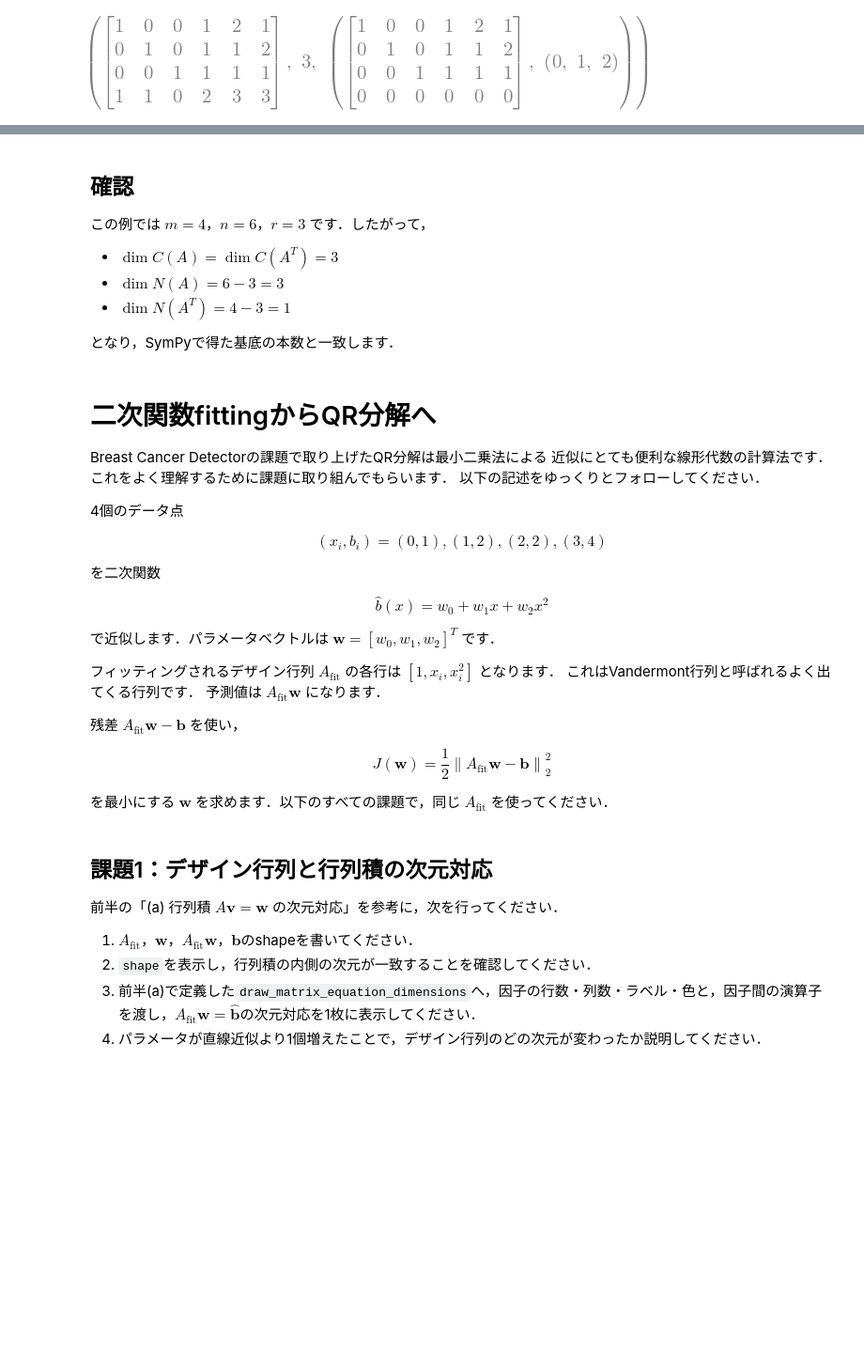
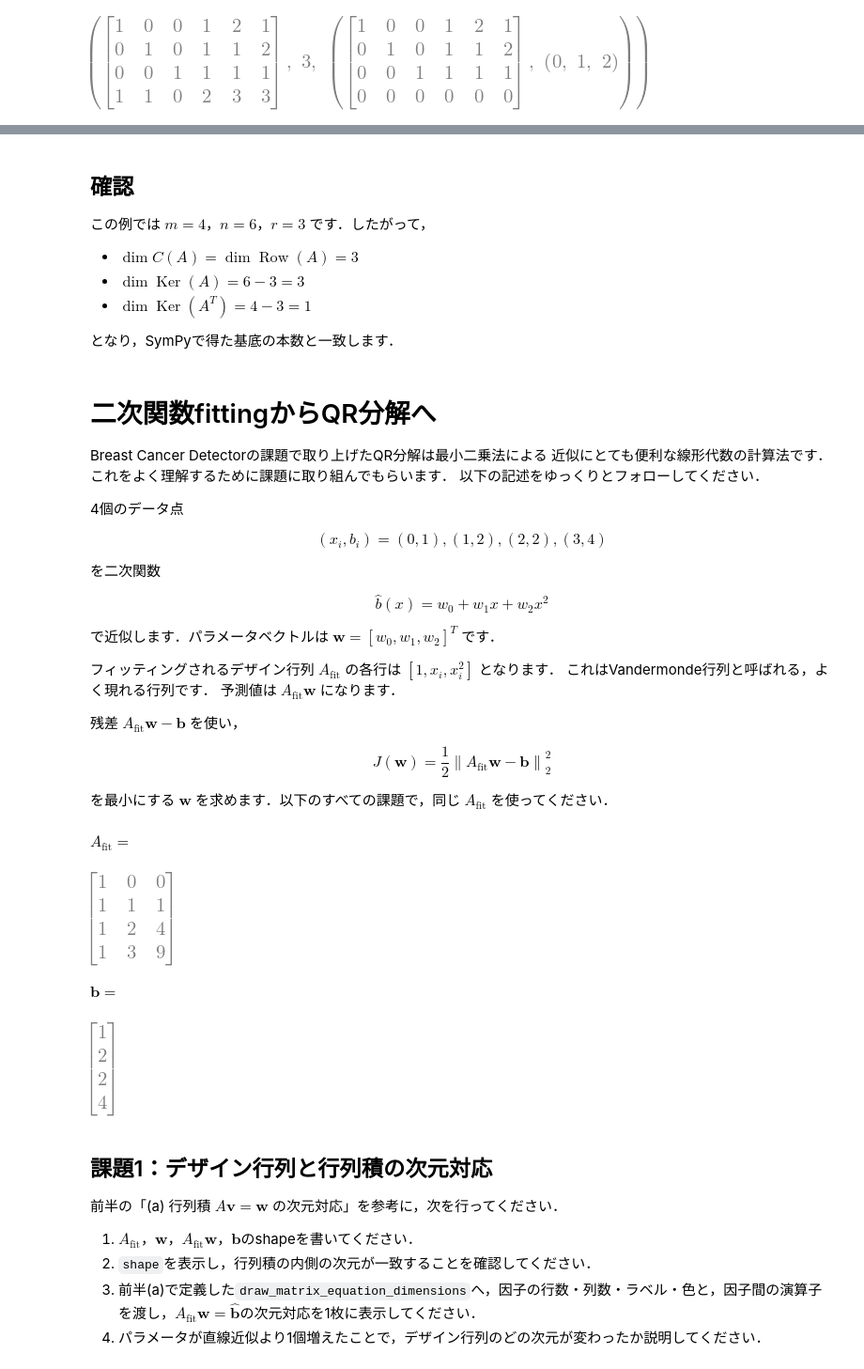
Before and after one commit to daddygongon/symbolic_math_public, a Jupyter notebook: d5_la_basic/four_spaces_qr.ipynb, the cells around one changed output, grey strips where cells are left out. Shown at 94% size. Drawn from its saved outputs; the diff is of its cells as text; code cells hidden in the pictures; blank space fills up the shorter version.

```diff
--- a/d5_la_basic/four_spaces_qr.ipynb
+++ b/d5_la_basic/four_spaces_qr.ipynb
@@ -418,9 +453,9 @@ display(Markdown('\n'.join(rows)))
 
 この例では $m=4$，$n=6$，$r=3$ です．したがって，
 
-- $\dim C(A)=\dim C(A^T)=3$
-- $\dim N(A)=6-3=3$
-- $\dim N(A^T)=4-3=1$
+- $\dim C(A)=\dim\operatorname{Row}(A)=3$
+- $\dim\operatorname{Ker}(A)=6-3=3$
+- $\dim\operatorname{Ker}(A^T)=4-3=1$
 
 となり，SymPyで得た基底の本数と一致します．
 # %% [markdown]
@@ -447,7 +482,7 @@ $$
 で近似します．パラメータベクトルは $\boldsymbol{w}=[w_0,w_1,w_2]^T$ です．
 
 フィッティングされるデザイン行列 $A_{\mathrm{fit}}$ の各行は $[1,x_i,x_i^2]$ となります．
-これはVandermont行列と呼ばれるよく出てくる行列です．
+これはVandermonde行列と呼ばれる，よく現れる行列です．
 予測値は $A_{\mathrm{fit}}\boldsymbol{w}$ になります．
 
 残差 $A_{\mathrm{fit}}\boldsymbol{w}-\boldsymbol{b}$ を使い，
@@ -457,6 +492,22 @@ J(\boldsymbol{w})=\frac{1}{2}\left\|A_{\mathrm{fit}}\boldsymbol{w}-\boldsymbol{b
 $$
 
 を最小にする $\boldsymbol{w}$ を求めます．以下のすべての課題で，同じ $A_{\mathrm{fit}}$ を使ってください．
+# %%
+x_fit = Matrix([0, 1, 2, 3])
+b_fit = Matrix([1, 2, 2, 4])
+
+# 各行が[1, x_i, x_i**2]となるデザイン行列です．
+A_fit = Matrix([[1, x, x**2] for x in x_fit])
+
+display(Markdown(r'$A_{\mathrm{fit}}=$'))
+display(A_fit)
+display(Markdown(r'$\boldsymbol{b}=$'))
+display(b_fit)
+# %% [output]
+$A_{\mathrm{fit}}=$
+[figure, added]
+$\boldsymbol{b}=$
+[figure, added]
 # %% [markdown]
 ## 課題1：デザイン行列と行列積の次元対応
 
```
Also changed, not shown: parts of 29 cells of this notebook, 3 other files.
